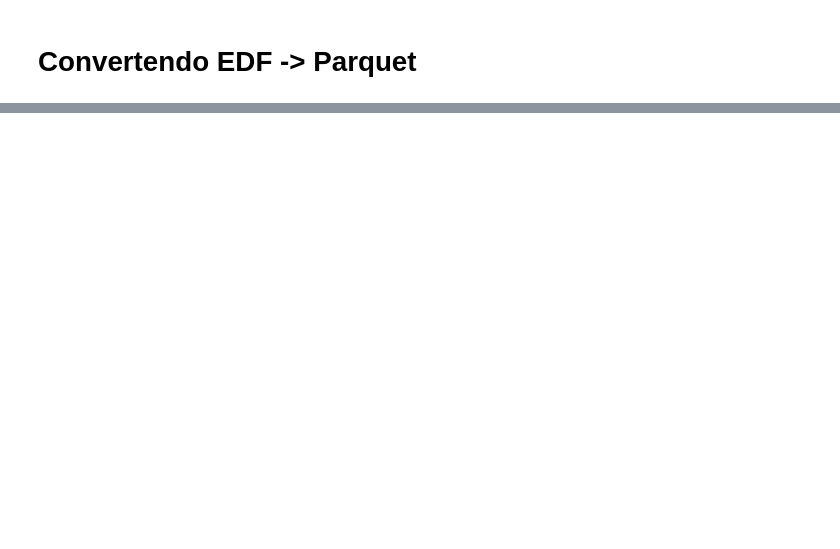
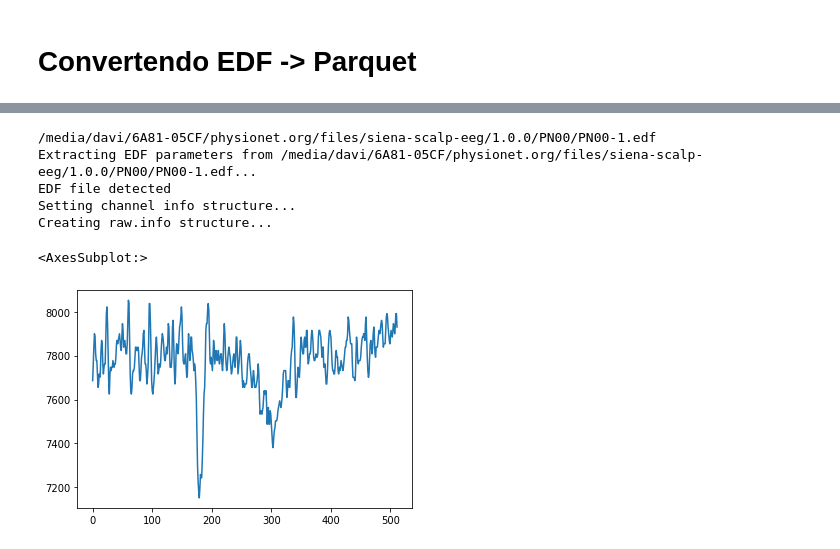
Before and after one commit to davicn/doutorado_ppgee_v2, a Jupyter notebook: src/notebooks/11-to_parquet.ipynb, the cells around one changed output, grey strips where cells are left out. Saved outputs shown, nothing was run; the diff lists cells and outputs as text; code cells hidden in the pictures; blank space fills up the shorter version.

```diff
--- a/src/notebooks/11-to_parquet.ipynb
+++ b/src/notebooks/11-to_parquet.ipynb
@@ -38,0 +64,17 @@ Creating raw.info structure...
+# %%
+path_ = f"{path_data}PN00-1.edf"
+print(path_)
+raw = read_raw_edf(path_)
+d1 = raw.to_data_frame()
+d1.columns = [col.replace(" ","_") for col in d1.columns]
+# df.to_parquet(f"{path_data}{row['name'].replace('edf','parquet')}")
+
+d1['EKG_EKG'].iloc[:512].plot()
+# %% [output]
+/media/davi/6A81-05CF/physionet.org/files/siena-scalp-eeg/1.0.0/PN00/PN00-1.edf
+Extracting EDF parameters from /media/davi/6A81-05CF/physionet.org/files/siena-scalp-eeg/1.0.0/PN00/PN00-1.edf...
+EDF file detected
+Setting channel info structure...
+Creating raw.info structure...
+<AxesSubplot:>
+[figure, added]
```
Also changed, not shown: parts of 7 cells of this notebook, 1 other file.
